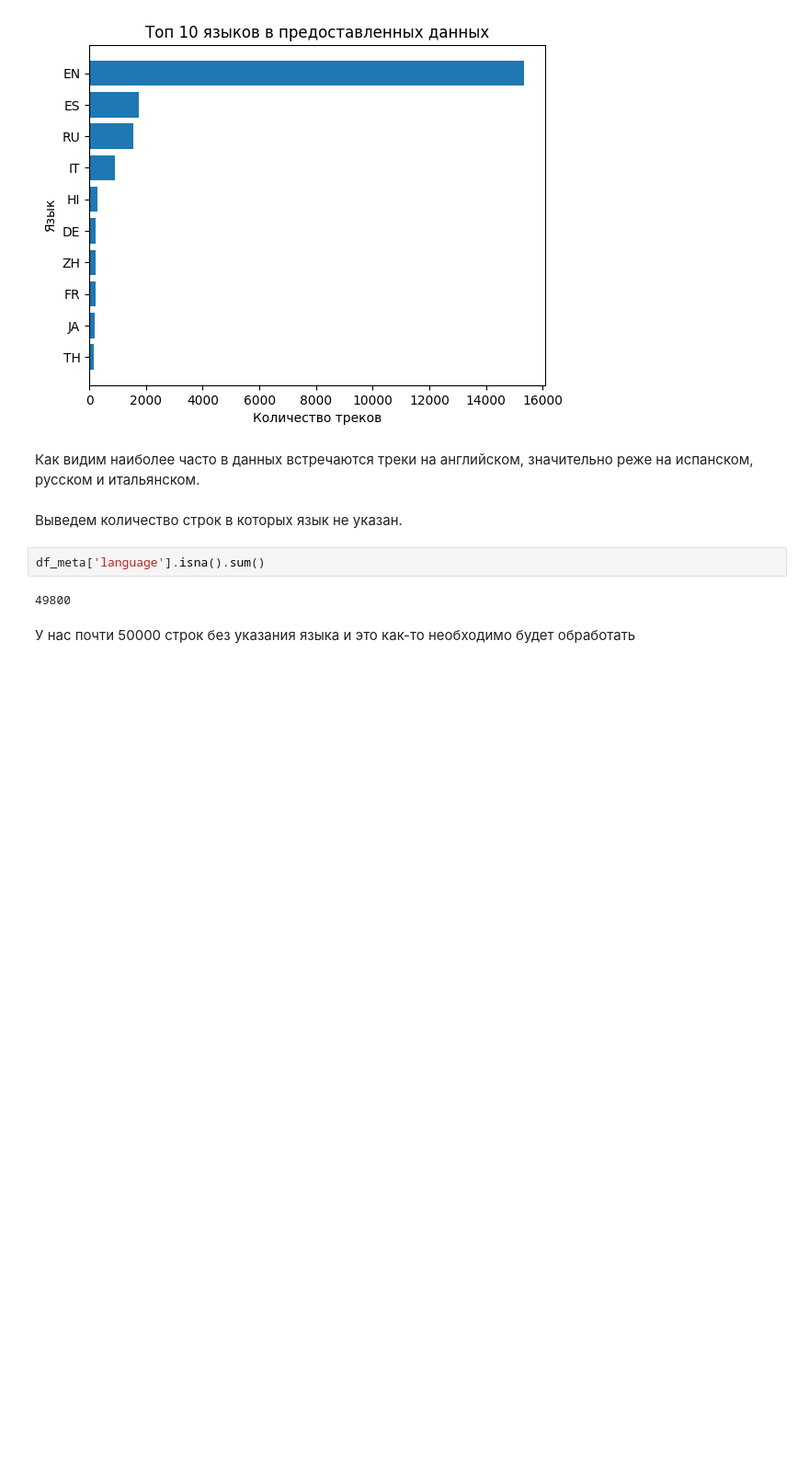
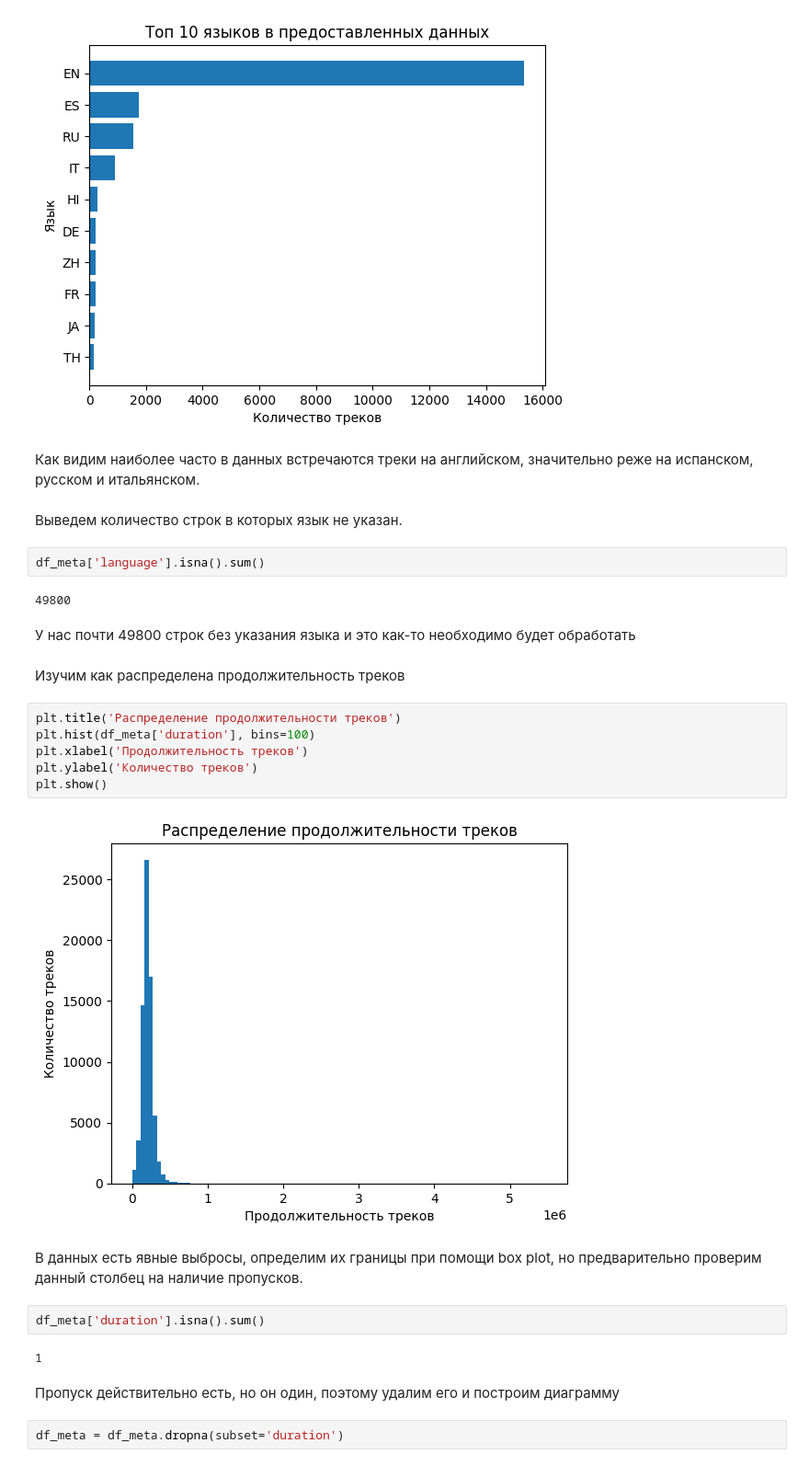
Before and after one commit to Musical-Detectives-Team/hakaton_yandex_music, a Jupyter notebook: EDA.ipynb, the cells around one changed output. Shown: that part at 92% size. Drawn from its saved outputs; the diff is of its cells as text; blank space fills up the shorter version.

```diff
--- a/EDA.ipynb
+++ b/EDA.ipynb
@@ -318,4 +340,24 @@ df_meta['language'].isna().sum()
 # %% [output]
 49800
 # %% [markdown]
-У нас почти 50000 строк без указания языка и это как-то необходимо будет обработать
+У нас почти 49800 строк без указания языка и это как-то необходимо будет обработать
+# %% [markdown]
+Изучим как распределена продолжительность треков
+# %%
+plt.title('Распределение продолжительности треков')
+plt.hist(df_meta['duration'], bins=100)
+plt.xlabel('Продолжительность треков')
+plt.ylabel('Количество треков')
+plt.show()
+# %% [output]
+[figure, added]
+# %% [markdown]
+В данных есть явные выбросы, определим их границы при помощи box plot, но предварительно проверим данный столбец на наличие пропусков.
+# %%
+df_meta['duration'].isna().sum()
+# %% [output]
+1
+# %% [markdown]
+Пропуск действительно есть, но он один, поэтому удалим его и построим диаграмму
+# %%
+df_meta = df_meta.dropna(subset='duration')
```
Also changed, not shown: parts of 56 cells of this notebook.
